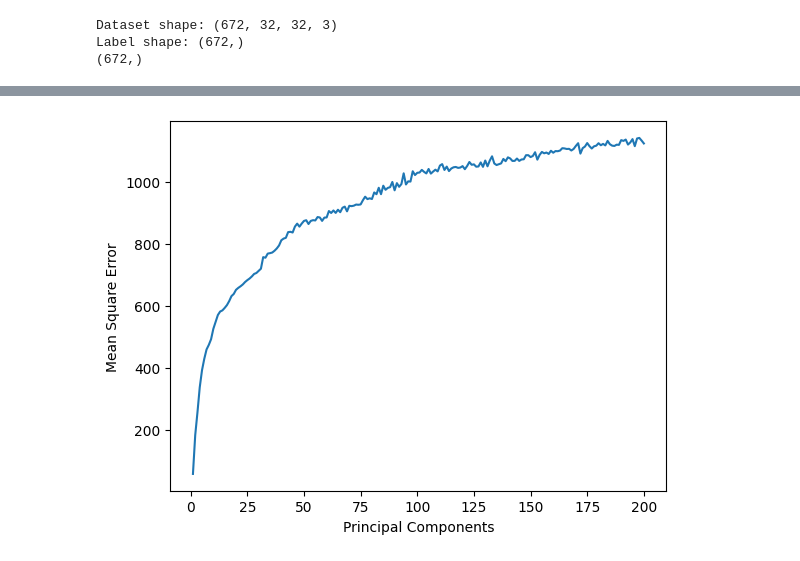
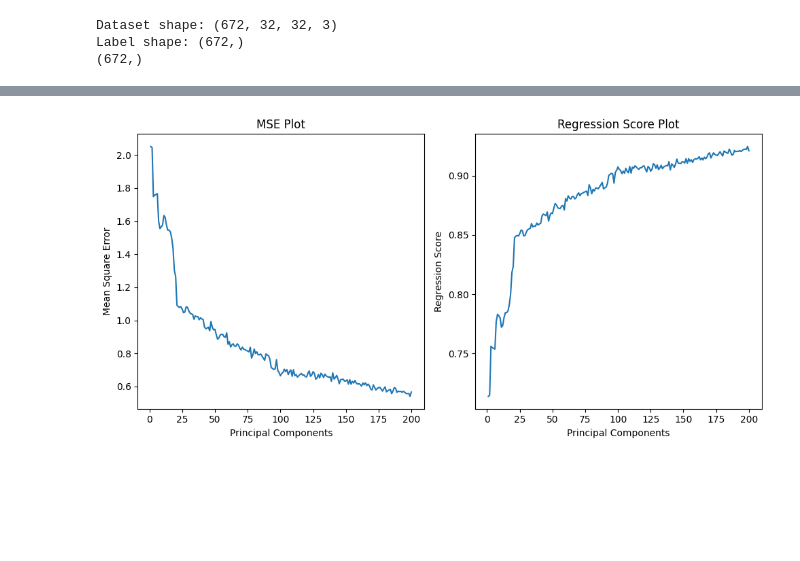
Before and after one commit to siddik11803-IIITH/PCA-Regression-Nearest-Neighbours, a Jupyter notebook: 2020101089_Q2.ipynb, the cells around one changed output, grey strips where cells are left out. Drawn from its saved outputs; the diff is of its cells as text; code cells hidden in the pictures; blank space fills up the shorter version.

```diff
--- a/2020101089_Q2.ipynb
+++ b/2020101089_Q2.ipynb
@@ -402,7 +396,6 @@ pd.DataFrame(X)
 from sklearn.linear_model import LinearRegression
 from sklearn.decomposition import PCA
 from sklearn.model_selection import train_test_split
-from sklearn.preprocessing import normalize
 from sklearn.metrics import r2_score
 
 
@@ -412,16 +405,24 @@ x_train, x_test, y_train, y_test = train_test_split(X, label, test_size=0.3, ran
 for i in range(1, 201):
     lr_model = LinearRegression()
     pca_model = PCA(n_components = i)
-    temp = normalize(pca_model.fit_transform(x_train))
+    temp = (pca_model.fit_transform(x_train))
     lr_model.fit(temp, y_train)
-    x_test_temp = (pca_model.transform(x_test))
+    x_test_temp = (pca_model.transform((x_test)))
     y_pred = lr_model.predict(x_test_temp)
     mse += [(sum((y_pred - y_test)**2))]
     score += [lr_model.score(x_test_temp, y_test)]
 # %%
-plt.plot(list(range(1, 201)), mse)
-plt.ylabel("Mean Square Error")
-plt.xlabel("Principal Components")
+# analysis / plot (split the cells if required)
+fig, (ax1, ax2) = plt.subplots(1, 2, figsize = (10, 5))
+ax1.plot(list(range(1, 201)), mse)
+ax1.set_ylabel("Mean Square Error")
+ax1.set_xlabel("Principal Components")
+ax1.title.set_text("MSE Plot")
+ax2.plot(list(range(1, 201)), score)
+ax2.title.set_text("Regression Score Plot")
+ax2.set_ylabel("Regression Score")
+ax2.set_xlabel("Principal Components")
+plt.tight_layout()
 plt.show()
 # %% [output]
-[figure, old version]
+[figure, new version]
```
Also changed, not shown: parts of 11 cells of this notebook, 3 other files.
